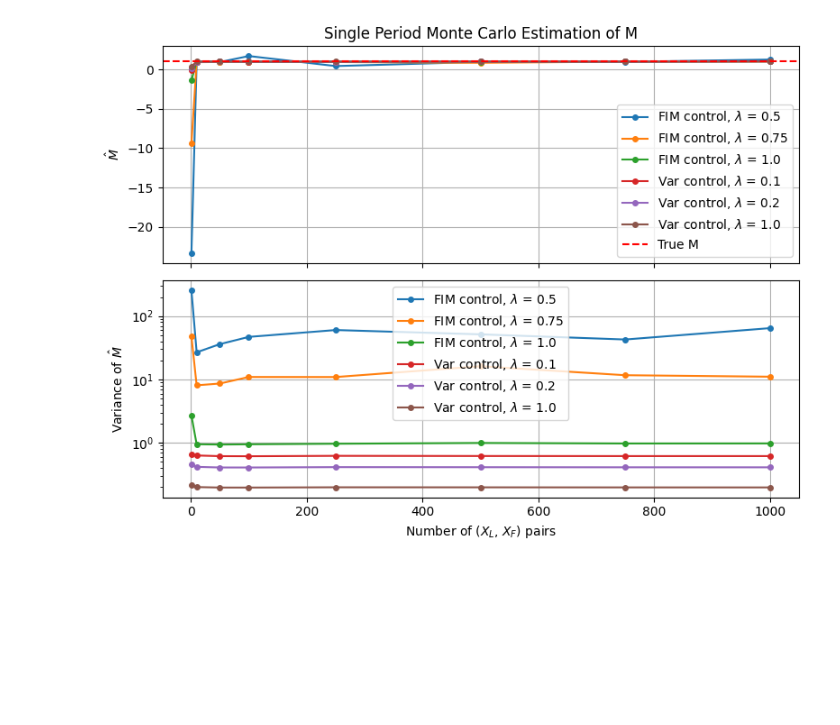
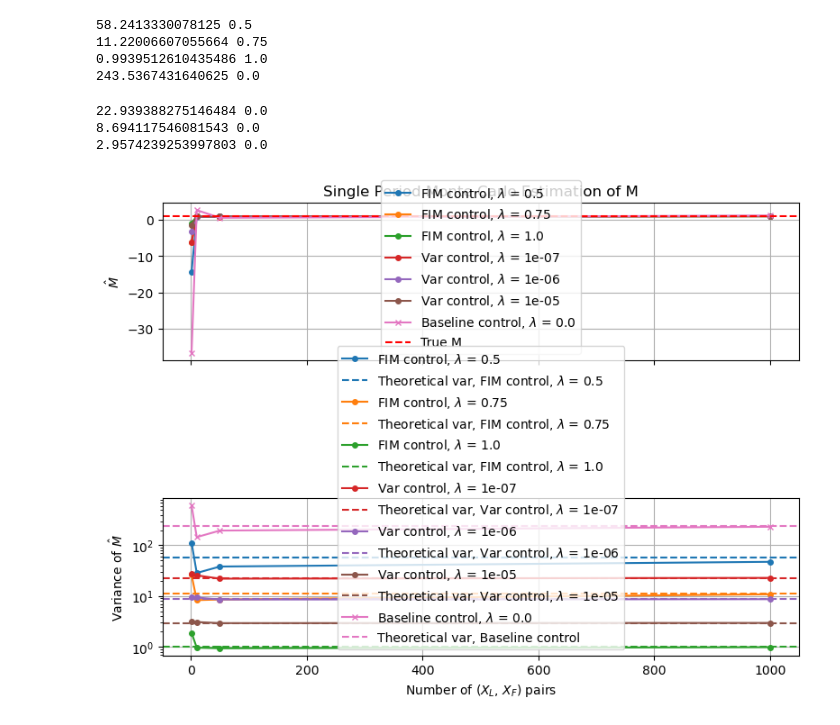
Before and after one commit to dralston78/Strategic-Inference-Stackelberg-Games, a Jupyter notebook: src/experiments.ipynb, the cells around one changed output. Saved outputs shown, nothing was run; the diff lists cells and outputs as text; code cells hidden in the pictures; blank space fills up the shorter version.

```diff
--- a/src/experiments.ipynb
+++ b/src/experiments.ipynb
@@ -248,10 +328,14 @@ params.device = device
 params.time_grid = torch.linspace(0, params.T, params.N + 1, device=params.device)
 params.dt = params.T / params.N
 
-num_single_periods = [1, 10, 50, 100, 250, 500, 750, 1000]
+
+# num_single_periods = [1, 10, 50, 100, 250, 500, 750, 1000]
+num_single_periods = [1, 10, 50, 1000]
 analy_lamb_L_vals = [0.5,0.75, 1.0]
 estM = {}
 varM = {}
+theoretical_var = {}
+
 for val in analy_lamb_L_vals:
     params.lamb_L = val
     leader_analytic = LeaderLBSolver(params, F)
@@ -265,7 +349,7 @@ for val in analy_lamb_L_vals:
         a_grid = compute_a_grid(params)
         f_grid = compute_f_grid(params)
         g = compute_b_grid(params, a_grid, X_L) / params.M_true
-        num_first = torch.einsum('i,ji,ji->j', f_grid, g, X_F)* params.dt
+        num_first = torch.einsum('i,ji,ji->j', f_grid[1:], g, X_F)* params.dt
         num_second = torch.sum(g[:,:-1] * (X_F[:, 1:] - X_F[:, :-1]), dim=1)
         denom = int_trapz((params.B_F**4/params.R_F**2) * (g**2), params.dt)
         curr_M = (num_first - num_second) / denom
@@ -280,13 +364,49 @@ for val in analy_lamb_L_vals:
         running_var.append(new_var_est)
     estM[f"FIM control, $\lambda$ = {val}"] = running_estM[1:]  # skip the initial 0
     varM[f"FIM control, $\lambda$ = {val}"] = running_var[1:]  # skip the initial 0
+    X_L, U_L = leader_analytic.simulate(batch=10000, seed=10000)
+    theoretical_var[f"FIM control, $\lambda$ = {val}"] = estimate_var(X_L, params)
     # plt.plot(running_estM[1:])
     # plt.plot(running_var[1:])
 
+baseline_params = params
+baseline_params.lamb_L = 0.0
+baseline_analytic = LeaderLBSolver(baseline_params, F)
+running_estM = [0.0]
+running_var = [0.0]
+baseline_estM = None
+baseline_varM = None
+baseline_theoretical_var = None
+for size in num_single_periods:
+    X_L, U_L = baseline_analytic.simulate(batch=size, seed=size)
+    X_F, U_F = torch.zeros(X_L.shape, device=params.device), torch.zeros(U_L.shape, device=params.device)
+    for i in range(size):
+        X_F[i:i+1, :], U_F[i:i+1, :] = simulate_follower(X_L[i:i+1, :], baseline_params, batch=1, seed=(2*i+1)*size)
+    a_grid = compute_a_grid(baseline_params)
+    f_grid = compute_f_grid(baseline_params)
+    g = compute_b_grid(baseline_params, a_grid, X_L) / baseline_params.M_true
+    num_first = torch.einsum('i,ji,ji->j', f_grid[1:], g, X_F)* baseline_params.dt
+    num_second = torch.sum(g[:,:-1] * (X_F[:, 1:] - X_F[:, :-1]), dim=1)
+    denom = int_trapz((baseline_params.B_F**4/baseline_params.R_F**2) * (g**2), baseline_params.dt)
+    curr_M = (num_first - num_second) / denom
+    new_M_est = curr_M.mean()
+    new_var_est = (baseline_params.sig_F**2/denom).mean()
+    # new_var_est = curr_M.var()
+    if torch.isnan(new_M_est):
+        new_M_est = running_estM[-1]
+    if torch.isnan(new_var_est):
+        new_var_est = running_var[-1]
+    running_estM.append(new_M_est)
+    running_var.append(new_var_est)
+baseline_estM = running_estM[1:]  # skip the initial 0
+baseline_varM = running_var[1:]  # skip the initial 0
+X_L, U_L = baseline_analytic.simulate(batch=10000, seed=10000)
+baseline_theoretical_var = estimate_var(X_L, baseline_params)
+
 net_weight_files = [
-    (0.1, "/runs/leader_lstm_2025-06-06 14:04:16_0.1_500_exact.pt"),
-    (0.2, "/runs/leader_lstm_2025-06-06 14:32:13_0.2_500_exact.pt"),
-    (1.0, "/runs/leader_lstm_2025-06-06 10:02:21_1.0_500_exact.pt"),
+    (1e-7, "/runs/promoting_madame/loss_3.532e-02_upd_6264.pt"),
+    (1e-6, "/runs/how'd_fury/loss_1.416e-01_upd_7945.pt"),
+    (1e-5, "/runs/arbitrary_aisle/loss_5.186e-01_upd_9910.pt"),
 ]
 
 for lam_exact_val, weight_file in net_weight_files:
@@ -305,43 +425,61 @@ for lam_exact_val, weight_file in net_weight_files:
         a_grid = compute_a_grid(params)
         f_grid = compute_f_grid(params)
         g = compute_b_grid(params, a_grid, X_L) / params.M_true
-        num_first = torch.einsum('i,ji,ji->j', f_grid, g, X_F)* params.dt
+        num_first = torch.einsum('i,ji,ji->j', f_grid[1:], g, X_F)* params.dt
         num_second = torch.sum(g[:,:-1] * (X_F[:, 1:] - X_F[:, :-1]), dim=1)
         denom = int_trapz((params.B_F**4/params.R_F**2) * (g**2), params.dt)
         curr_M = (num_first - num_second) / denom
         new_M_est = curr_M.mean()
         new_var_est = (params.sig_F**2 /denom).mean()
         # new_var_est = curr_M.var()
         if torch.isnan(new_M_est):
             new_M_est = running_estM[-1]
         if torch.isnan(new_var_est):
             new_var_est = running_var[-1]
         running_estM.append(new_M_est)
         running_var.append(new_var_est)
     estM[f"Var control, $\lambda$ = {lam_exact_val}"] = running_estM[1:]  # skip the initial 0
     varM[f"Var control, $\lambda$ = {lam_exact_val}"] = running_var[1:]  # skip the initial
+
+    X_L, U_L = simulate_leader(u_NN, params, batch=10000, seed=10000)
+    theoretical_var[f"Var control, $\lambda$ = {lam_exact_val}"] = estimate_var(X_L, params)
     # plt.plot(running_estM[1:])
     # plt.plot(running_var[1:])
 
 fig, (ax1, ax2) = plt.subplots(2, 1, figsize=(8, 6), sharex=True)
-for lam_exact_val, running_estM in estM.items():
-    ax1.plot(num_single_periods, running_estM, label=f"{lam_exact_val}", marker='o', markersize=4)
-for lam_exact_val, running_var in varM.items():
-    ax2.plot(num_single_periods, running_var, label=f"{lam_exact_val}", marker='o', markersize=4)
+for i, (lam_exact_val, running_estM) in enumerate(estM.items()):
+    ax1.plot(num_single_periods, running_estM, label=f"{lam_exact_val}", marker='o', markersize=4, color=f'C{i}')
+
+for i, (lam_exact_val, running_var) in enumerate(varM.items()):
+    ax2.plot(num_single_periods, running_var, label=f"{lam_exact_val}", marker='o', markersize=4, color=f'C{i}')
+    # horizontal line for theoretical variance
+    ax2.axhline(theoretical_var[lam_exact_val], linestyle='--', label=f"Theoretical var, {lam_exact_val}", color=f'C{i}')
+
+ax1.plot(num_single_periods, baseline_estM, label="Baseline control, $\lambda$ = 0.0", marker='x', markersize=4, color=f'C{len(estM)}')
+ax2.plot(num_single_periods, baseline_varM, label="Baseline control, $\lambda$ = 0.0", marker='x', markersize=4, color=f'C{len(estM)}')
+ax2.axhline(baseline_theoretical_var, linestyle='--', label="Theoretical var, Baseline control", color=f'C{len(estM)}')
+
 ax1.set_ylabel('$\hat{M}$')
 ax2.set_ylabel('Variance of $\hat{M}$')
 ax2.set_yscale('log')
 ax1.axhline(params.M_true, color='red', linestyle='--', label='True M')
 ax1.set_title('Single Period Monte Carlo Estimation of M')
 ax1.legend()
 ax2.set_xlabel('Number of ($X_L$, $X_F$) pairs')
 ax2.legend()
 ax2.grid(True)
 ax1.grid(True)
 plt.tight_layout()
 plt.show()
 # %% [output]
+58.2413330078125 0.5
+11.22006607055664 0.75
+0.9939512610435486 1.0
+243.5367431640625 0.0
+22.939388275146484 0.0
+8.694117546081543 0.0
+2.9574239253997803 0.0
-[figure, old version]
+[figure, new version]
 # %%
 # show tradeoff between primary and info tasks
 def F(x):
```
Also changed, not shown: parts of 4 cells of this notebook, 2 other files.
